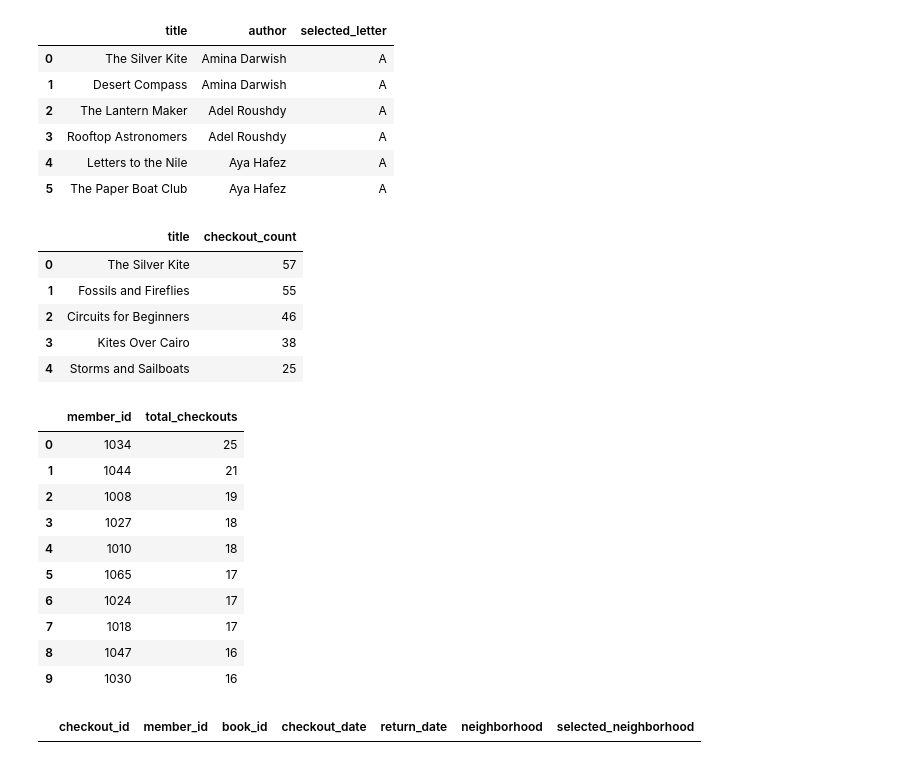
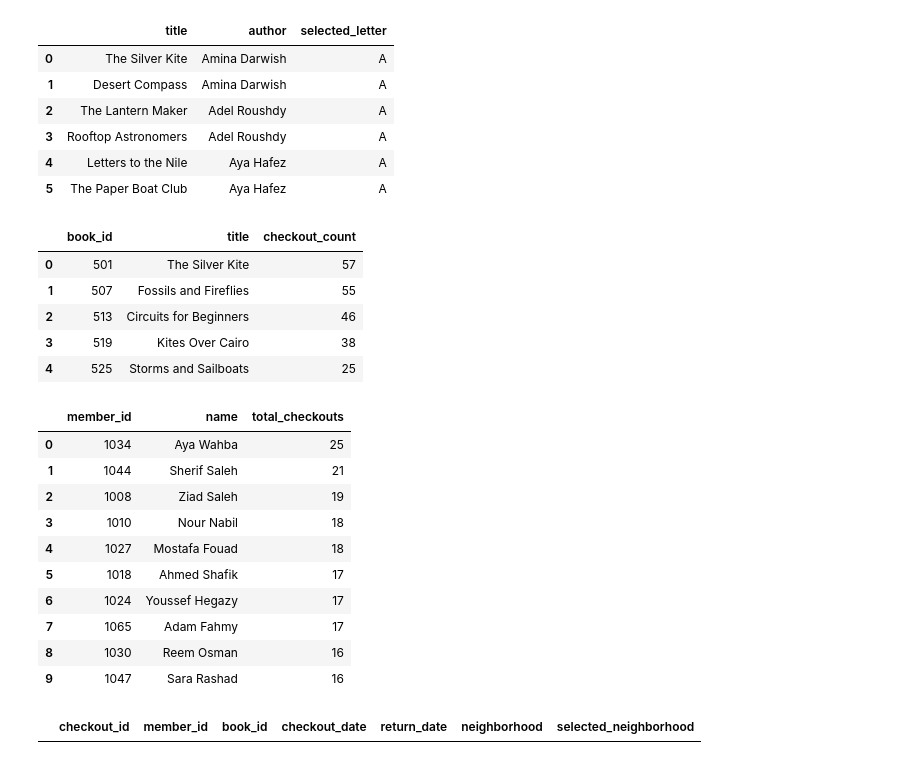
Before and after one commit to hamza26410/City-Library-After-School-Program-Project, a Jupyter notebook: City Library After School Program.ipynb, the cells around one changed output. Saved outputs shown, nothing was run; the diff lists cells and outputs as text; code cells hidden in the pictures.

```diff
--- a/City Library After School Program.ipynb
+++ b/City Library After School Program.ipynb
@@ -147,57 +148,58 @@ q2_df
 # 22.Answer (3): JOIN books with checkouts, GROUP BY book, ORDER BY count DESC, LIMIT 5
 sql_query_q3 = """
 SELECT
+    b.book_id,
     b.title,
     COUNT(c.checkout_id) AS checkout_count
 FROM checkouts c
 JOIN books b ON c.book_id = b.book_id
 GROUP BY b.book_id, b.title
 ORDER BY checkout_count DESC
-LIMIT 5
+LIMIT 5;
 """
 
 # 23.Run query and show result
 q3_df = pd.read_sql_query(sql_query_q3, conn)
 q3_df
 # %% [output]
-|  | title | checkout_count |
-| 0 | The Silver Kite | 57 |
-| 1 | Fossils and Fireflies | 55 |
-| 2 | Circuits for Beginners | 46 |
-| 3 | Kites Over Cairo | 38 |
-| 4 | Storms and Sailboats | 25 |
+|  | book_id | title | checkout_count |
+| 0 | 501 | The Silver Kite | 57 |
+| 1 | 507 | Fossils and Fireflies | 55 |
+| 2 | 513 | Circuits for Beginners | 46 |
+| 3 | 519 | Kites Over Cairo | 38 |
+| 4 | 525 | Storms and Sailboats | 25 |
 # %%
 # 24.Question (4): Get top 10 members who checked out the most books
 # 25.Answer (4): JOIN members with checkouts, GROUP BY member, ORDER BY total DESC, LIMIT 10
 
 conn = sqlite3.connect("level 3 final project library.db")
 
-sql_query_q4 = """
+sql_query_q4 = sql_query_q4 = """
 SELECT
     m.member_id,
+    m.first_name || ' ' || m.last_name AS name,
     COUNT(c.checkout_id) AS total_checkouts
 FROM checkouts c
 JOIN members m ON c.member_id = m.member_id
-GROUP BY m.member_id
+GROUP BY m.member_id, m.first_name, m.last_name
 ORDER BY total_checkouts DESC
-LIMIT 10
+LIMIT 10;
 """
-
 # 26.Run query and show result
 q4_df = pd.read_sql_query(sql_query_q4, conn)
 q4_df
 # %% [output]
-|  | member_id | total_checkouts |
-| 0 | 1034 | 25 |
-| 1 | 1044 | 21 |
-| 2 | 1008 | 19 |
-| 3 | 1027 | 18 |
-| 4 | 1010 | 18 |
-| 5 | 1065 | 17 |
-| 6 | 1024 | 17 |
-| 7 | 1018 | 17 |
-| 8 | 1047 | 16 |
-| 9 | 1030 | 16 |
+|  | member_id | name | total_checkouts |
+| 0 | 1034 | Aya Wahba | 25 |
+| 1 | 1044 | Sherif Saleh | 21 |
+| 2 | 1008 | Ziad Saleh | 19 |
+| 3 | 1010 | Nour Nabil | 18 |
+| 4 | 1027 | Mostafa Fouad | 18 |
+| 5 | 1018 | Ahmed Shafik | 17 |
+| 6 | 1024 | Youssef Hegazy | 17 |
+| 7 | 1065 | Adam Fahmy | 17 |
+| 8 | 1030 | Reem Osman | 16 |
+| 9 | 1047 | Sara Rashad | 16 |
 # %%
 # 27.Question (5): Get checkouts for 'Downtown' neighborhood (skip first 10, get next 10)
 # 28.Answer (5): JOIN checkouts with members, filter by neighborhood, ORDER BY date DESC, LIMIT 10 OFFSET 10
```
Also changed, not shown: parts of 3 cells of this notebook.
